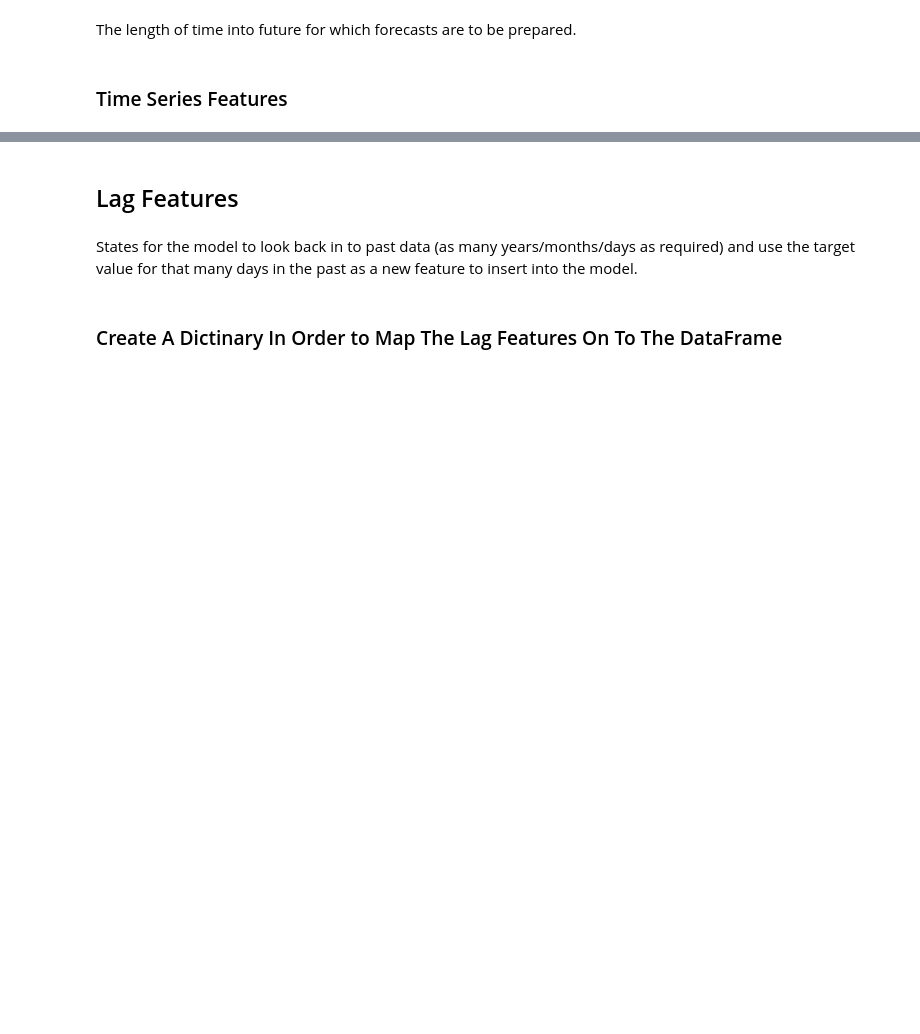
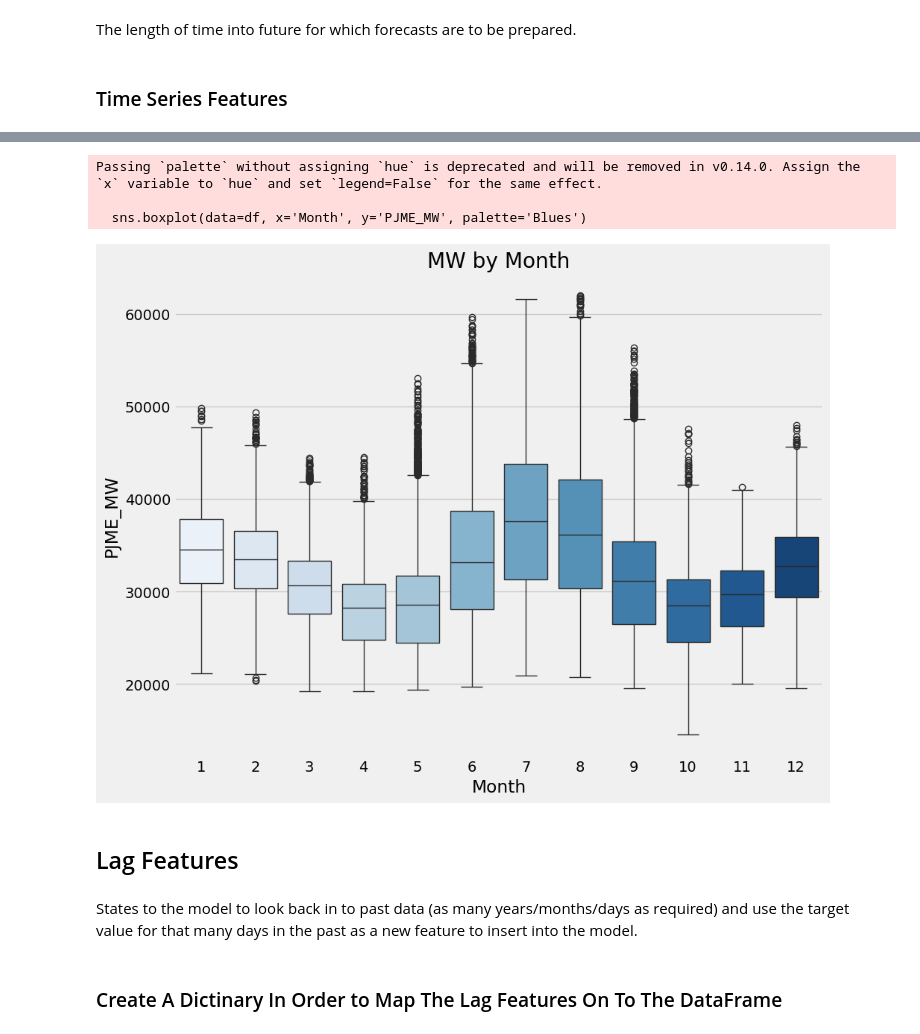
Before and after one commit to Ethann93/Time-Series-Forecasting-with-XGBoost-Cross-Validation-, a Jupyter notebook: Time Series Forecasting with XGBoost & Cross-Validation .ipynb, the cells around one changed output, grey strips where cells are left out. Drawn from its saved outputs; the diff is of its cells as text; code cells hidden in the pictures; blank space fills up the shorter version.

```diff
--- a/Time Series Forecasting with XGBoost & Cross-Validation .ipynb
+++ b/Time Series Forecasting with XGBoost & Cross-Validation .ipynb
@@ -167,7 +214,16 @@ df = create_features(df)
+# %%
+fig, ax= plt.subplots(figsize=(10, 8))
+sns.boxplot(data=df, x='Month', y='PJME_MW', palette='Blues')
+ax.set_title('MW by Month');
+# %% [output]
+Passing `palette` without assigning `hue` is deprecated and will be removed in v0.14.0. Assign the `x` variable to `hue` and set `legend=False` for the same effect.
+
+  sns.boxplot(data=df, x='Month', y='PJME_MW', palette='Blues')
+[figure, added]
 # %% [markdown]
 ## Lag Features
 # %% [markdown]
-States for the model to look back in to past data (as many years/months/days as required) and use the target value for that many days in the past as a new feature to insert into the model.
+States to the model to look back in to past data (as many years/months/days as required) and use the target value for that many days in the past as a new feature to insert into the model.
 # %% [markdown]
 ### Create A Dictinary In Order to Map The Lag Features On To The DataFrame
 # %%
```
Also changed, not shown: parts of 15 cells of this notebook, 1 other file.
